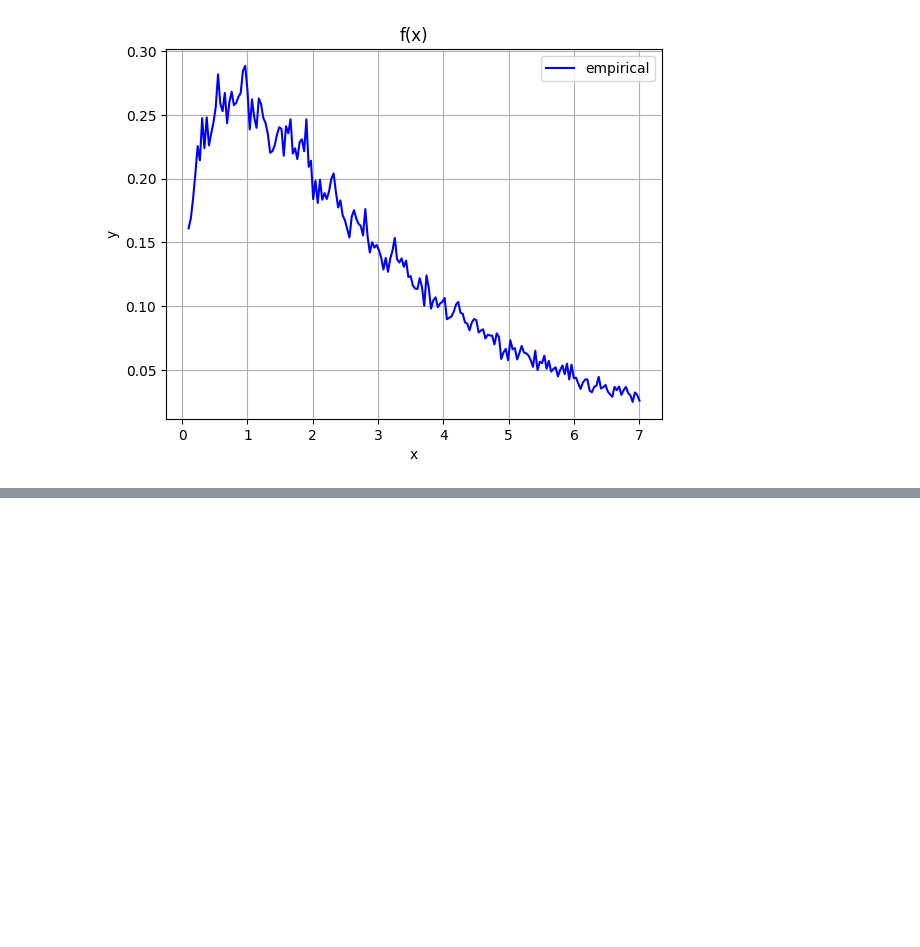
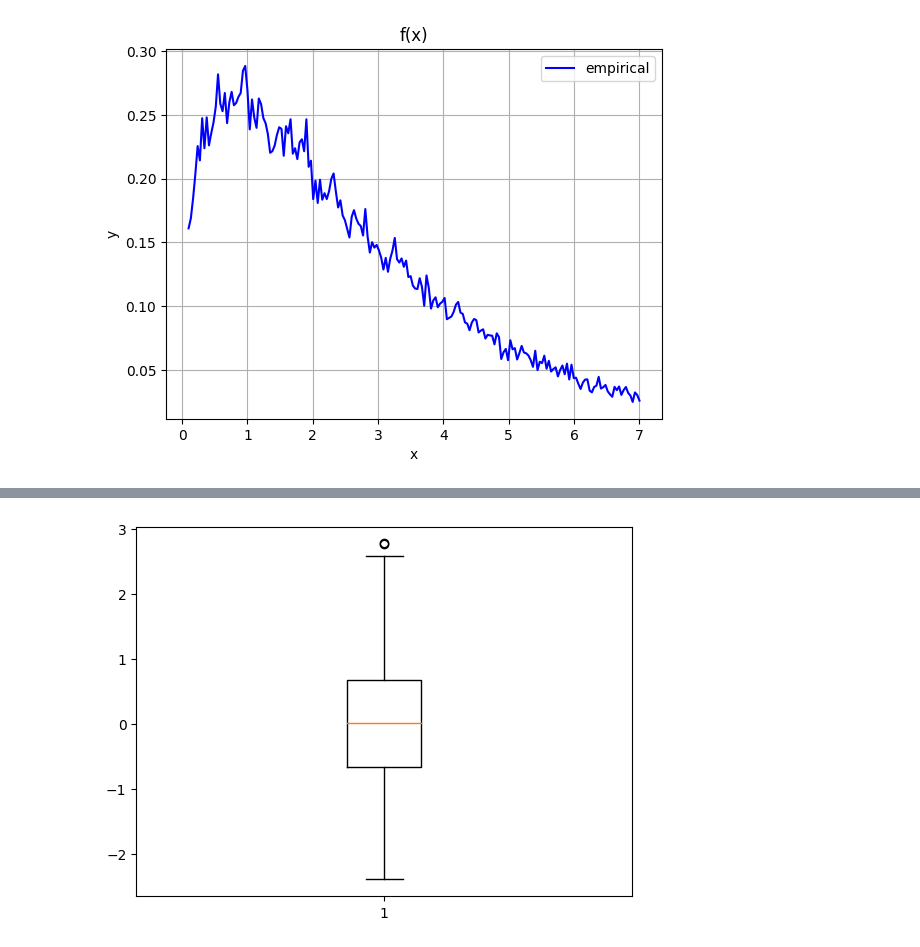
Before and after one commit to InnerShadow/Data-Minig, a Jupyter notebook: Lab2/lab2.ipynb, the cells around one changed output, grey strips where cells are left out. Saved outputs shown, nothing was run; the diff lists cells and outputs as text; code cells hidden in the pictures; blank space fills up the shorter version.

```diff
--- a/Lab2/lab2.ipynb
+++ b/Lab2/lab2.ipynb
@@ -293,3 +284,8 @@ Confidence intervals:
 
 Chi-square R2-score: 0.9875708144492289
 Chi-square MSE: 7.728187557043342e-05
+# %%
+plt.boxplot(chi_square_residuals)
+plt.show()
+# %% [output]
+[figure, added]
```
Also changed, not shown: parts of 5 cells of this notebook.
